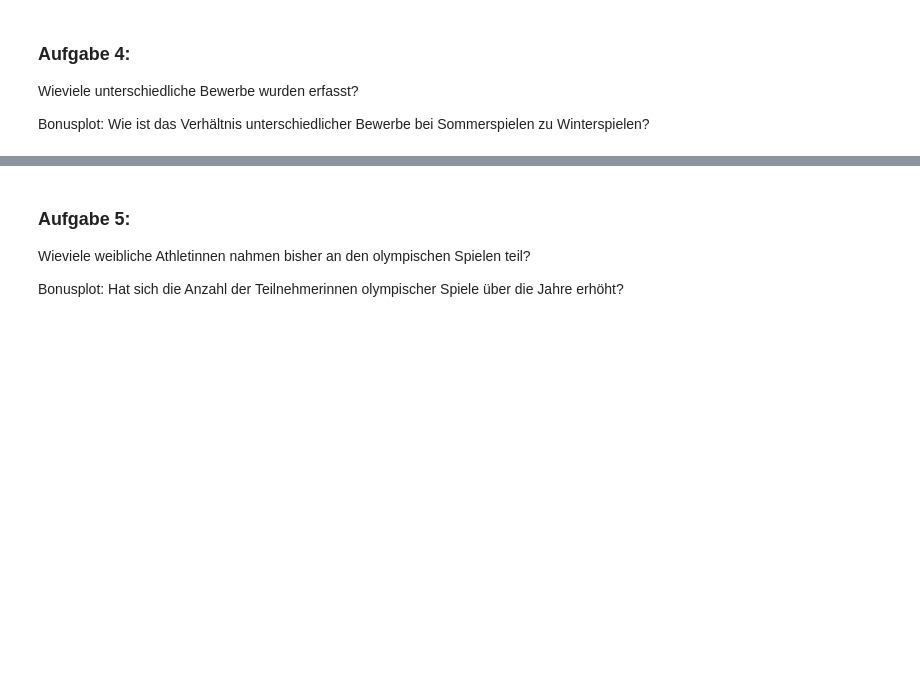
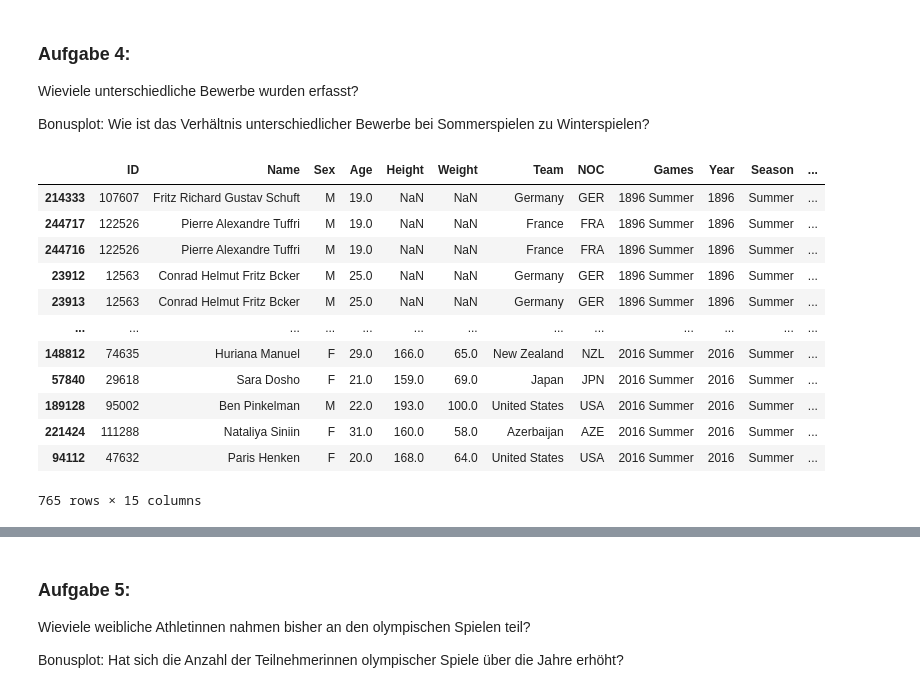
Before and after one commit to mschirl/bc-workshop-data-science, a Jupyter notebook: 01_Load_Clean_Visualize/01_Task_OlympicHistory.ipynb, the cells around one changed output, grey strips where cells are left out. Drawn from its saved outputs; the diff is of its cells as text; code cells hidden in the pictures; blank space fills up the shorter version.

```diff
--- a/01_Load_Clean_Visualize/01_Task_OlympicHistory.ipynb
+++ b/01_Load_Clean_Visualize/01_Task_OlympicHistory.ipynb
@@ -243,3 +574,21 @@ Bonusplot: Erstelle einen Scatterplot von Größe vs. Gewicht für alle Athletin
 Wieviele unterschiedliche Bewerbe wurden erfasst?
 
 Bonusplot: Wie ist das Verhältnis unterschiedlicher Bewerbe bei Sommerspielen zu Winterspielen?
+# %%
+unique_events = df_athletes.sort_values(by='Year').drop_duplicates(subset=['Event'])
+# %%
+unique_events
+# %% [output]
+|  | ID | Name | Sex | Age | Height | Weight | Team | NOC | Games | Year | Season | ... |
+| 214333 | 107607 | Fritz Richard Gustav Schuft | M | 19.0 | NaN | NaN | Germany | GER | 1896 Summer | 1896 | Summer | ... |
+| 244717 | 122526 | Pierre Alexandre Tuffri | M | 19.0 | NaN | NaN | France | FRA | 1896 Summer | 1896 | Summer | ... |
+| 244716 | 122526 | Pierre Alexandre Tuffri | M | 19.0 | NaN | NaN | France | FRA | 1896 Summer | 1896 | Summer | ... |
+| 23912 | 12563 | Conrad Helmut Fritz Bcker | M | 25.0 | NaN | NaN | Germany | GER | 1896 Summer | 1896 | Summer | ... |
+| 23913 | 12563 | Conrad Helmut Fritz Bcker | M | 25.0 | NaN | NaN | Germany | GER | 1896 Summer | 1896 | Summer | ... |
+| ... | ... | ... | ... | ... | ... | ... | ... | ... | ... | ... | ... | ... |
+| 148812 | 74635 | Huriana Manuel | F | 29.0 | 166.0 | 65.0 | New Zealand | NZL | 2016 Summer | 2016 | Summer | ... |
+| 57840 | 29618 | Sara Dosho | F | 21.0 | 159.0 | 69.0 | Japan | JPN | 2016 Summer | 2016 | Summer | ... |
+| 189128 | 95002 | Ben Pinkelman | M | 22.0 | 193.0 | 100.0 | United States | USA | 2016 Summer | 2016 | Summer | ... |
+| 221424 | 111288 | Nataliya Siniin | F | 31.0 | 160.0 | 58.0 | Azerbaijan | AZE | 2016 Summer | 2016 | Summer | ... |
+| 94112 | 47632 | Paris Henken | F | 20.0 | 168.0 | 64.0 | United States | USA | 2016 Summer | 2016 | Summer | ... |
+765 rows × 15 columns
```
Also changed, not shown: parts of 45 cells of this notebook.
